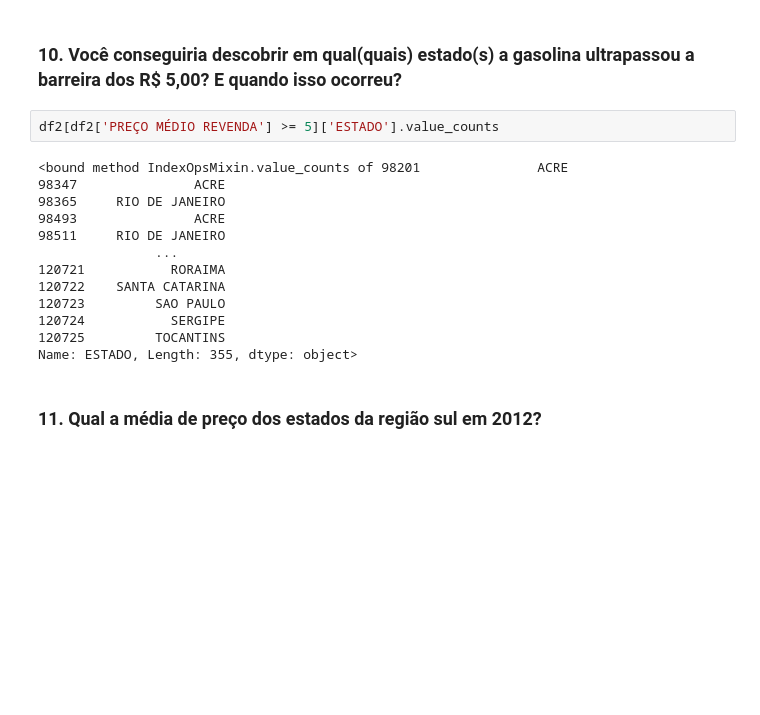
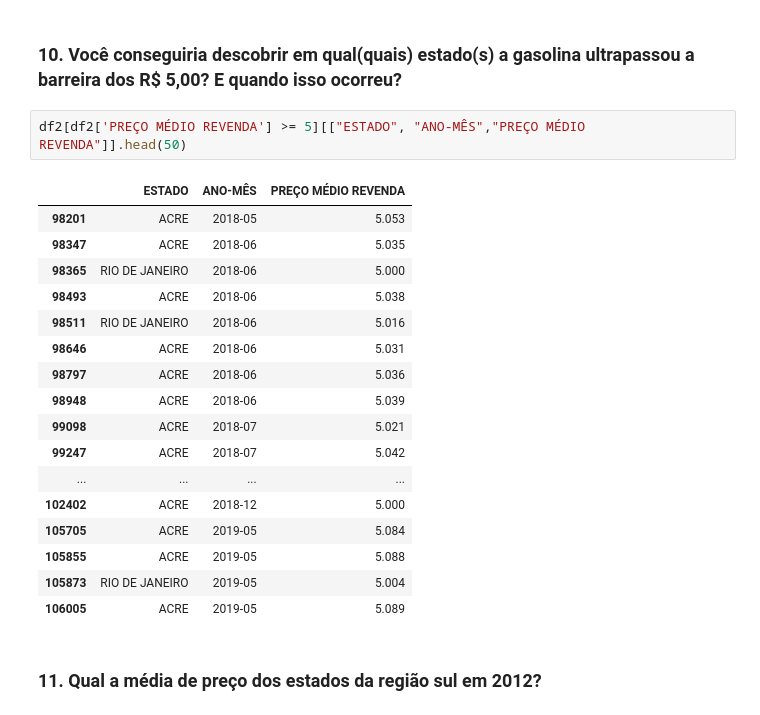
Before and after one commit to deviagomendes/analise-precos-gasolina, a Jupyter notebook: exercicios_pandas.ipynb, the cells around one changed output. Cells and saved outputs as stored; diff of their text form; blank space fills up the shorter version.

```diff
--- a/exercicios_pandas.ipynb
+++ b/exercicios_pandas.ipynb
@@ -171,19 +171,24 @@ df2[(df2['ANO-MÊS'] == '2014-05') & (df2['ESTADO'] == 'SAO PAULO')]['PREÇO MÉ
 # %% [markdown]
 ### 10. Você conseguiria descobrir em qual(quais) estado(s) a gasolina ultrapassou a barreira dos R$ 5,00? E quando isso ocorreu?
 # %%
-df2[df2['PREÇO MÉDIO REVENDA'] >= 5]['ESTADO'].value_counts
+df2[df2['PREÇO MÉDIO REVENDA'] >= 5][["ESTADO", "ANO-MÊS","PREÇO MÉDIO REVENDA"]].head(50)
 # %% [output]
-<bound method IndexOpsMixin.value_counts of 98201               ACRE
-98347               ACRE
-98365     RIO DE JANEIRO
-98493               ACRE
-98511     RIO DE JANEIRO
-               ...
-120721           RORAIMA
-120722    SANTA CATARINA
-120723         SAO PAULO
-120724           SERGIPE
-120725         TOCANTINS
-Name: ESTADO, Length: 355, dtype: object>
+|  | ESTADO | ANO-MÊS | PREÇO MÉDIO REVENDA |
+| 98201 | ACRE | 2018-05 | 5.053 |
+| 98347 | ACRE | 2018-06 | 5.035 |
+| 98365 | RIO DE JANEIRO | 2018-06 | 5.000 |
+| 98493 | ACRE | 2018-06 | 5.038 |
+| 98511 | RIO DE JANEIRO | 2018-06 | 5.016 |
+| 98646 | ACRE | 2018-06 | 5.031 |
+| 98797 | ACRE | 2018-06 | 5.036 |
+| 98948 | ACRE | 2018-06 | 5.039 |
+| 99098 | ACRE | 2018-07 | 5.021 |
+| 99247 | ACRE | 2018-07 | 5.042 |
+| ... | ... | ... | ... |
+| 102402 | ACRE | 2018-12 | 5.000 |
+| 105705 | ACRE | 2019-05 | 5.084 |
+| 105855 | ACRE | 2019-05 | 5.088 |
+| 105873 | RIO DE JANEIRO | 2019-05 | 5.004 |
+| 106005 | ACRE | 2019-05 | 5.089 |
 # %% [markdown]
 ### 11. Qual a média de preço dos estados da região sul em 2012?
```
Also changed, not shown: parts of 10 cells of this notebook.
